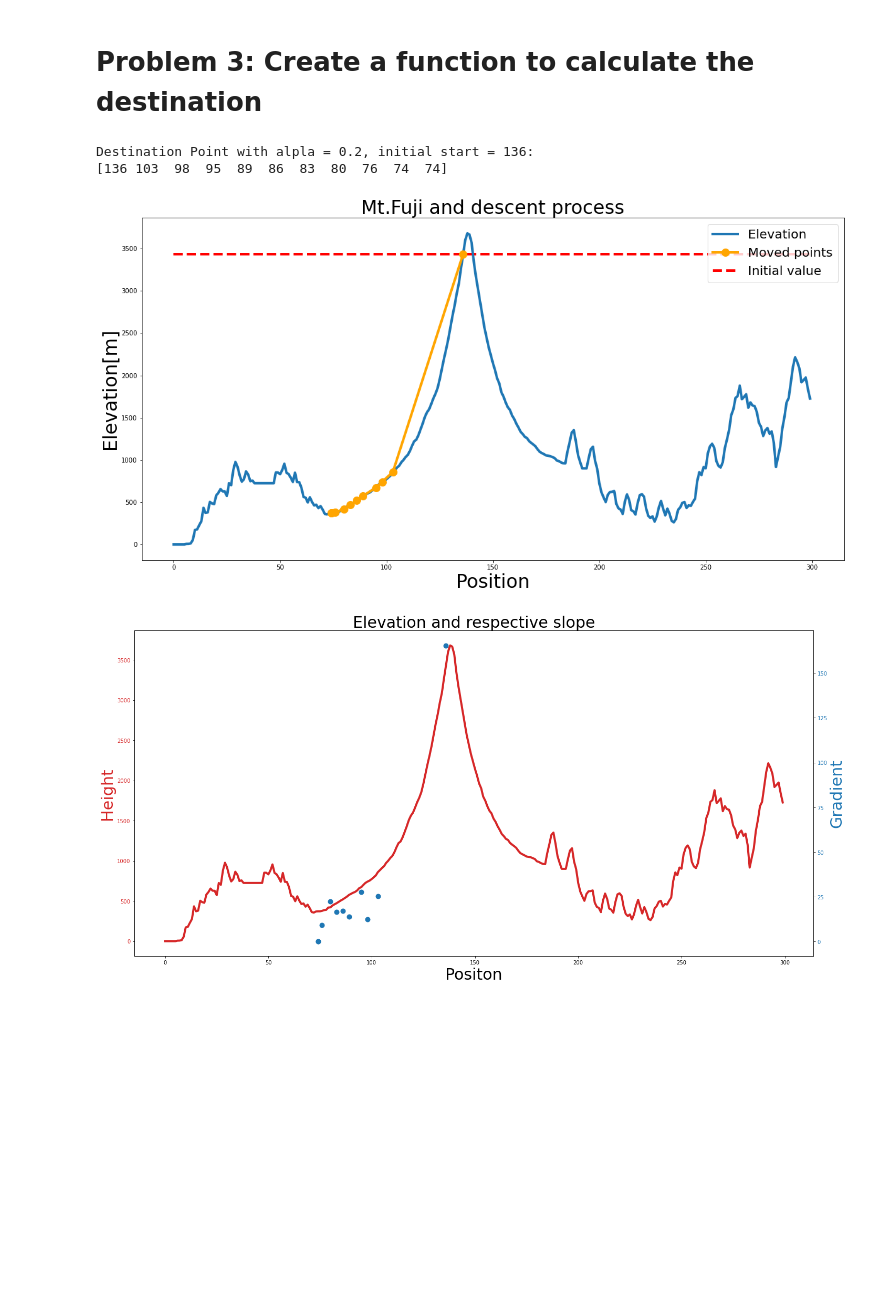
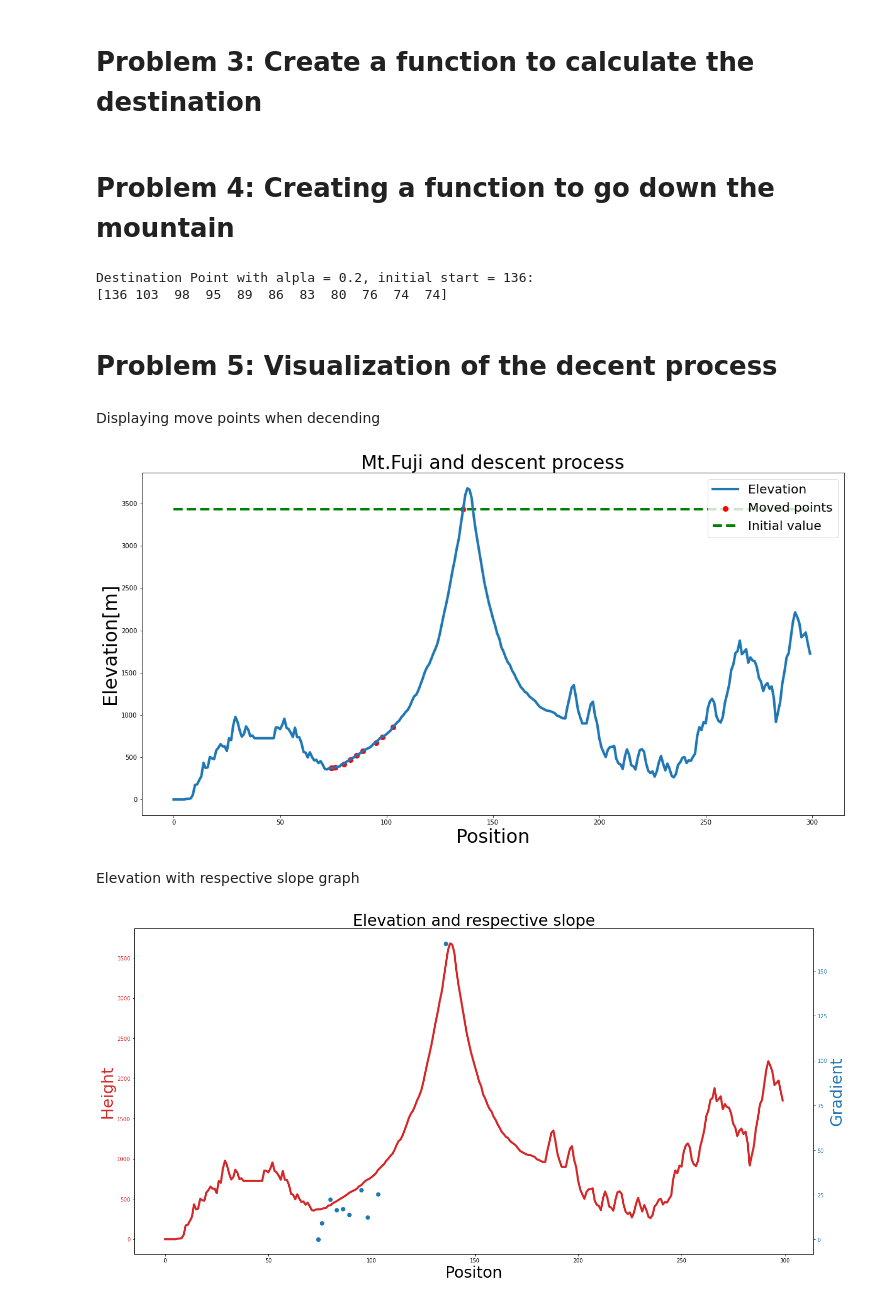
Before and after one commit to pmt122013/diveintocode-ml, a Jupyter notebook: Mathematics for Machine Learning (week 2)/Assignment 2 (week 2).ipynb, the cells around one changed output. Drawn from its saved outputs; the diff is of its cells as text; code cells hidden in the pictures; blank space fills up the shorter version.

```diff
--- a/Mathematics for Machine Learning (week 2)/Assignment 2 (week 2).ipynb
+++ b/Mathematics for Machine Learning (week 2)/Assignment 2 (week 2).ipynb
@@ -44,41 +46,47 @@ def cal_slope(nd_array):
 # %%
 gradient = cal_slope(fuji)
 
-def cal_dest(curr_point, gradient):
+def cal_dest(curr_point, gradient, alpha ):
     dest_point = round(curr_point - (alpha * gradient[curr_point]))
 
     return dest_point
+# %% [markdown]
+# Problem 4: Creating a function to go down the mountain
 # %%
-def create_dest(curr_point, gradient):
+def create_dest(curr_point, gradient, alpha):
     dest_point_array = np.array([curr_point])
-    dest_point_array = np.append(dest_point_array, cal_dest(dest_point_array[-1], gradient))
-
-    while dest_point_array[-1] != dest_point_array[-2]:
-            dest_point_array = np.append(dest_point_array, cal_dest(dest_point_array[-1], gradient))
-
-    return dest_point_array
-dest_point_array = create_dest(136,  gradient)
+    while True:
+        dest_point_array = np.append(dest_point_array, cal_dest(dest_point_array[-1], gradient, alpha))
+        if dest_point_array[-1] in dest_point_array[:-1]:
+            return dest_point_array
+dest_point_array = create_dest(136,  gradient, alpha = 0.2)
 print("Destination Point with alpla = 0.2, initial start = 136:\n{}".format(dest_point_array))
 # %% [output]
 Destination Point with alpla = 0.2, initial start = 136:
 [136 103  98  95  89  86  83  80  76  74  74]
+# %% [markdown]
+# Problem 5: Visualization of the decent process
+# %% [markdown]
+Displaying move points when decending
 # %%
 
 plt.figure(figsize = (20, 10))
 plt.title("Mt.Fuji and descent process", fontsize = 30 )
 plt.xlabel("Position", fontsize = 30)
 plt.ylabel("Elevation[m]", fontsize = 30)
 
+plt.scatter(dest_point_array, fuji[dest_point_array, 3], 25 , color='red', marker='o', label = "Moved points", linewidth = 4)
+
 plt.plot(fuji[:, 0], fuji[:, 3], label = "Elevation", linewidth = 4)
 
-plt.plot(dest_point_array, fuji[dest_point_array, 3], color='orange', marker='o', label = "Moved points", markersize= 12, linewidth = 4)
-
-plt.hlines(fuji[dest_point_array[0], 3], 0, 300, "red", linestyles= "dashed", label = "Initial value", linewidth = 4)
+plt.hlines(fuji[dest_point_array[0], 3], 0, 300, "green", linestyles= "dashed", label = "Initial value", linewidth = 4)
 
 plt.legend(fontsize = 20)
 plt.show()
 # %% [output]
-[figure, old version]
+[figure, new version]
+# %% [markdown]
+Elevation with respective slope graph
 # %%
 
 fig, ax1 = plt.subplots(figsize=(20,10))
```
Also changed, not shown: parts of 8 cells of this notebook.
